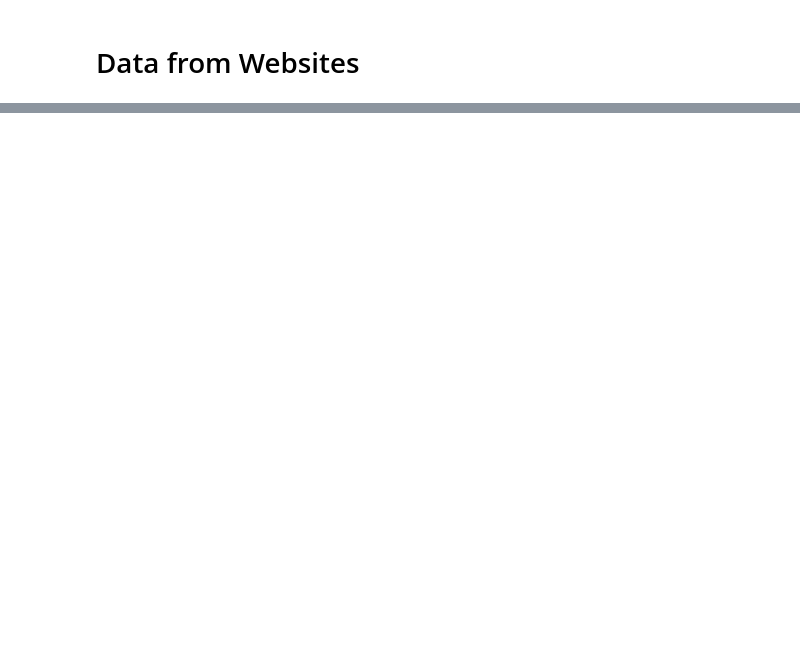
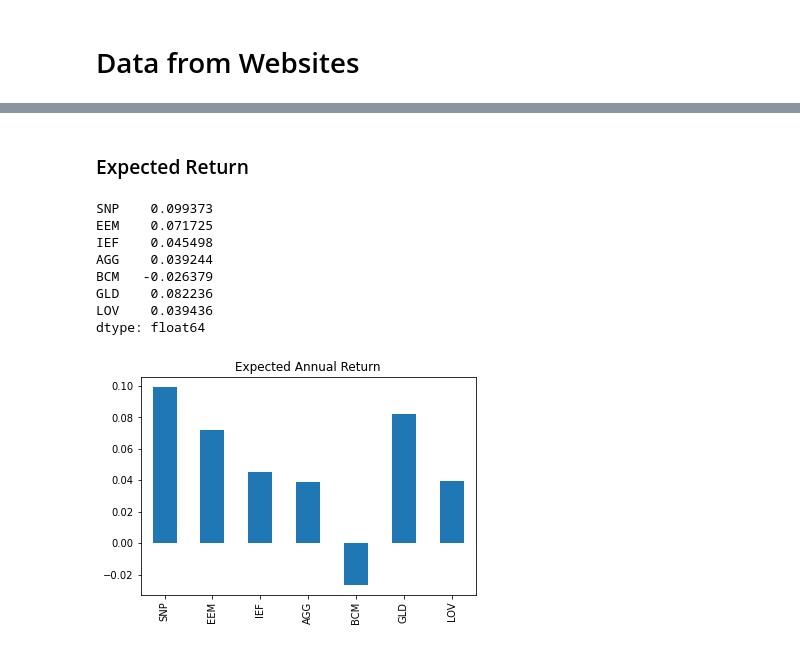
Before and after one commit to changjulian17/DataSciencePortfolio, a Jupyter notebook: Investment_Portfolio/ticker_data.ipynb, the cells around one changed output, grey strips where cells are left out. Cells and saved outputs as stored; diff of their text form; code cells hidden in the pictures; blank space fills up the shorter version.

```diff
--- a/Investment_Portfolio/ticker_data.ipynb
+++ b/Investment_Portfolio/ticker_data.ipynb
@@ -77,0 +62,4 @@ dtype: int64
+# %%
+# get dividends for AGG
+div = web.DataReader('AGG', 'yahoo-dividends', start, end,session=session)
+div.head(3)
@@ -95,0 +203,21 @@ gold = gold.pct_change().apply(lambda x:np.log(1+x))
+# %% [markdown]
+### Expected Return
+# %%
+# get average daily return times 250 trading days a year
+e_r = df.mean()*250
+
+# plot exp return
+e_r.plot(kind='bar')
+plt.title('Expected Annual Return');
+
+e_r
+# %% [output]
+SNP    0.099373
+EEM    0.071725
+IEF    0.045498
+AGG    0.039244
+BCM   -0.026379
+GLD    0.082236
+LOV    0.039436
+dtype: float64
+[figure, added]
```
Also changed, not shown: parts of 40 cells of this notebook, 6 other files.
